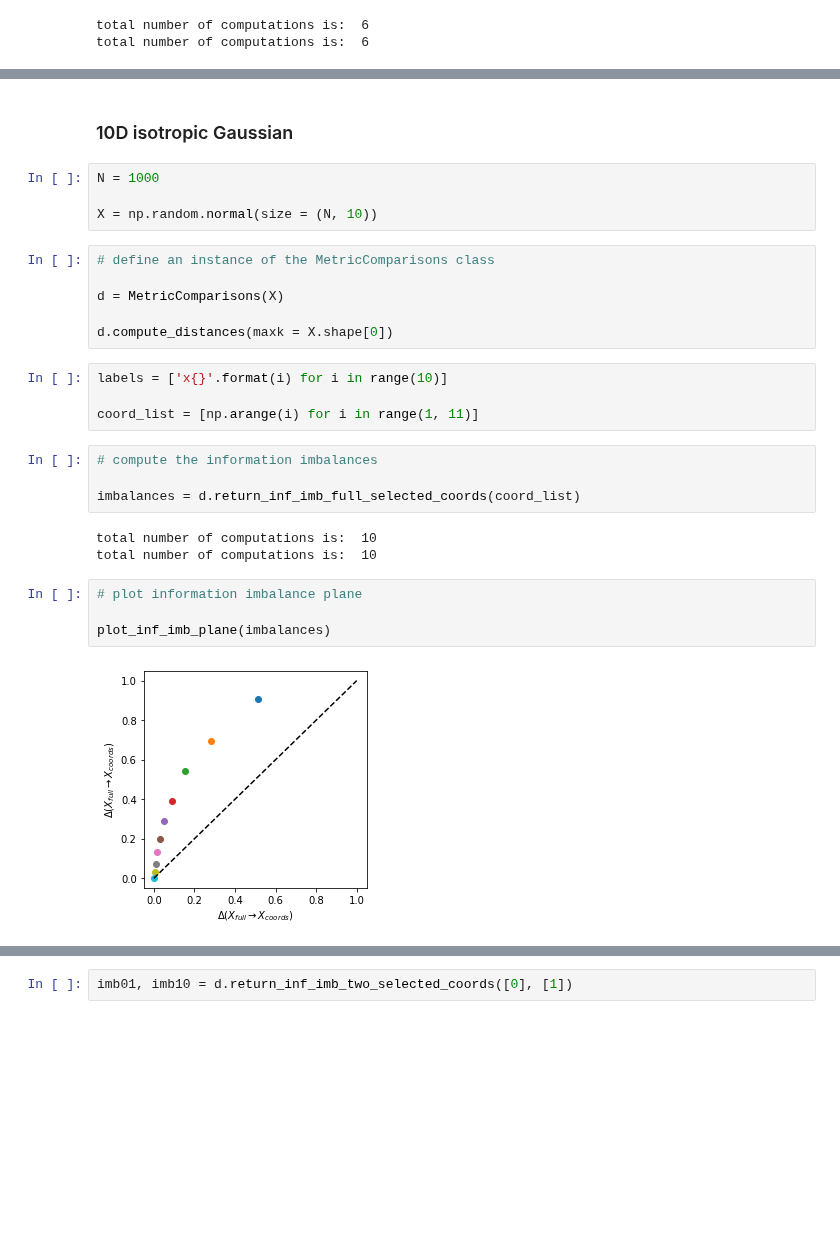
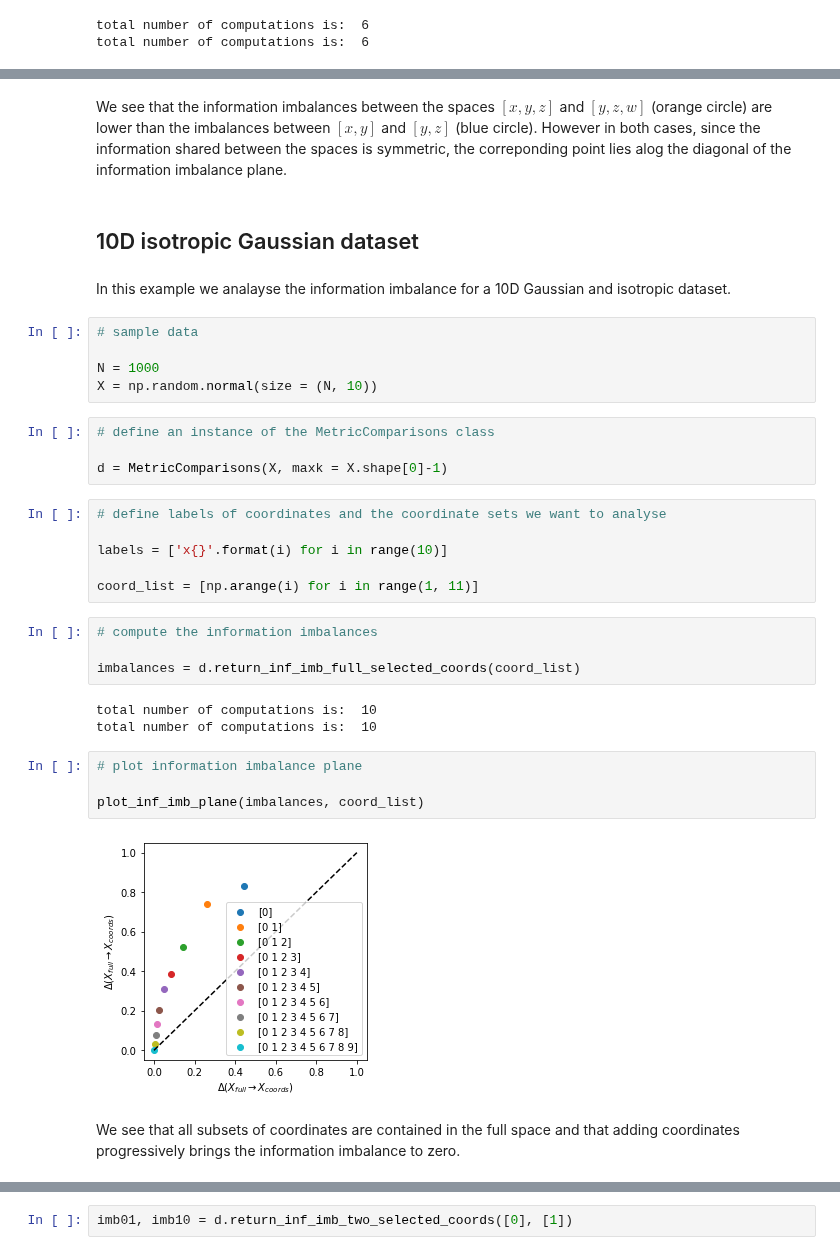
Before and after one commit to sissa-data-science/DADApy, a Jupyter notebook: examples/notebook_on_information_imbalance.ipynb, the cells around one changed output, grey strips where cells are left out. Drawn from its saved outputs; the diff is of its cells as text; blank space fills up the shorter version.

```diff
--- a/examples/notebook_on_information_imbalance.ipynb
+++ b/examples/notebook_on_information_imbalance.ipynb
@@ -50,16 +112,22 @@ plot_inf_imb_plane(imbalances, coord_list, labels)
+# %% [markdown]
+We see that the information imbalances between the spaces $[x, y, z]$ and $[y, z, w]$ (orange circle) are lower than the imbalances between $[x, y]$ and $[y, z]$ (blue circle).
+However in both cases, since the information shared between the spaces is symmetric, the correponding point lies alog the diagonal of the information imbalance plane.
 # %% [markdown]
-### 10D isotropic Gaussian
+## 10D isotropic Gaussian dataset
+# %% [markdown]
+In this example we analayse the information imbalance for a 10D Gaussian and isotropic dataset.
 # %%
+# sample data
+
 N = 1000
-
 X = np.random.normal(size = (N, 10))
 # %%
 # define an instance of the MetricComparisons class
 
-d = MetricComparisons(X)
-
-d.compute_distances(maxk = X.shape[0])
+d = MetricComparisons(X, maxk = X.shape[0]-1)
 # %%
+# define labels of coordinates and the coordinate sets we want to analyse
+
 labels = ['x{}'.format(i) for i in range(10)]
 
 coord_list = [np.arange(i) for i in range(1, 11)]
@@ -73,7 +141,9 @@ total number of computations is:  10
 # %%
 # plot information imbalance plane
 
-plot_inf_imb_plane(imbalances)
+plot_inf_imb_plane(imbalances, coord_list)
 # %% [output]
-[figure, old version]
+[figure, new version]
+# %% [markdown]
+We see that all subsets of coordinates are contained in the full space and that adding coordinates progressively brings the information imbalance to zero.
 # %% [markdown]
```
Also changed, not shown: parts of 26 cells of this notebook, 3 other files.
